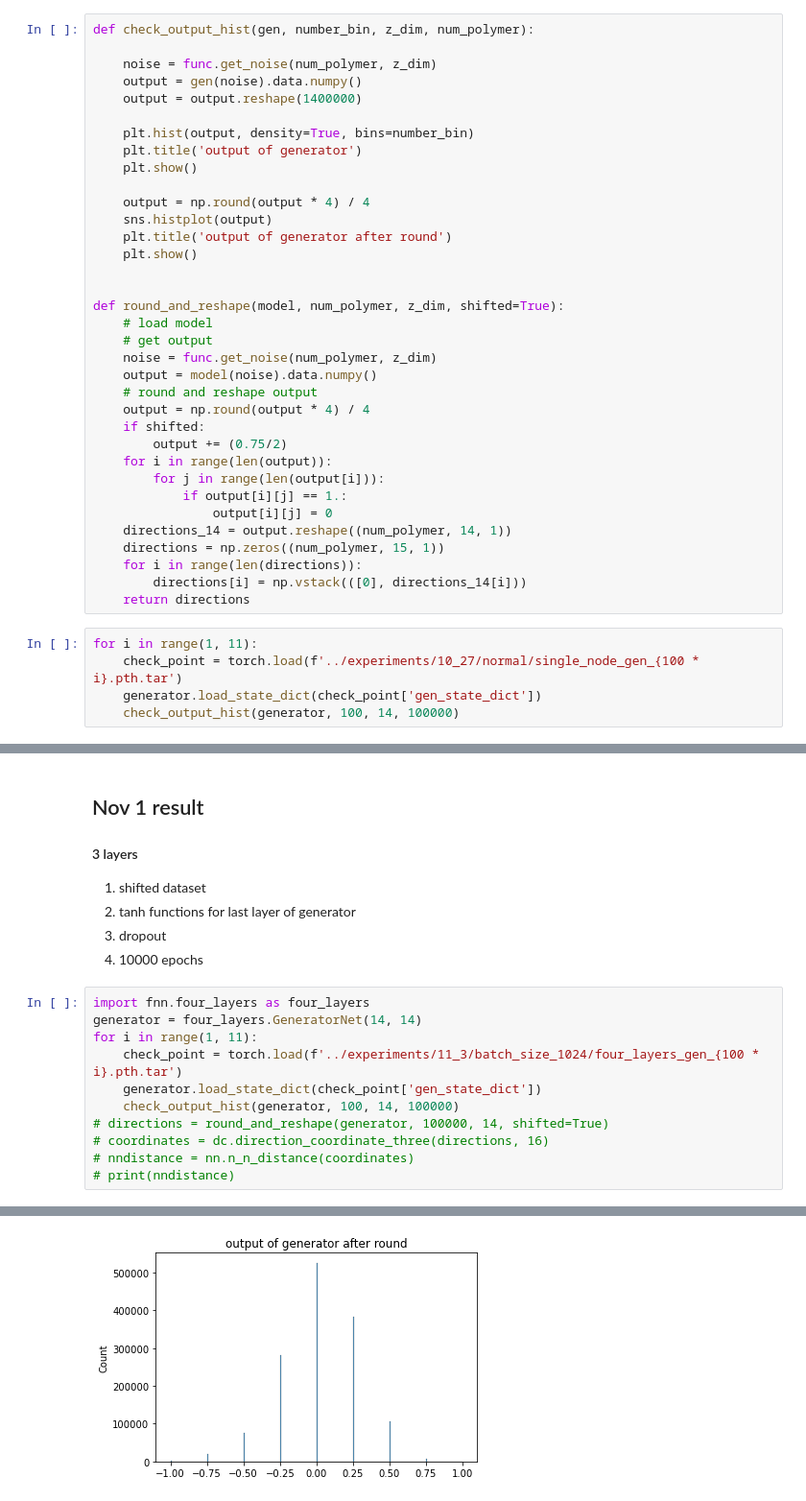
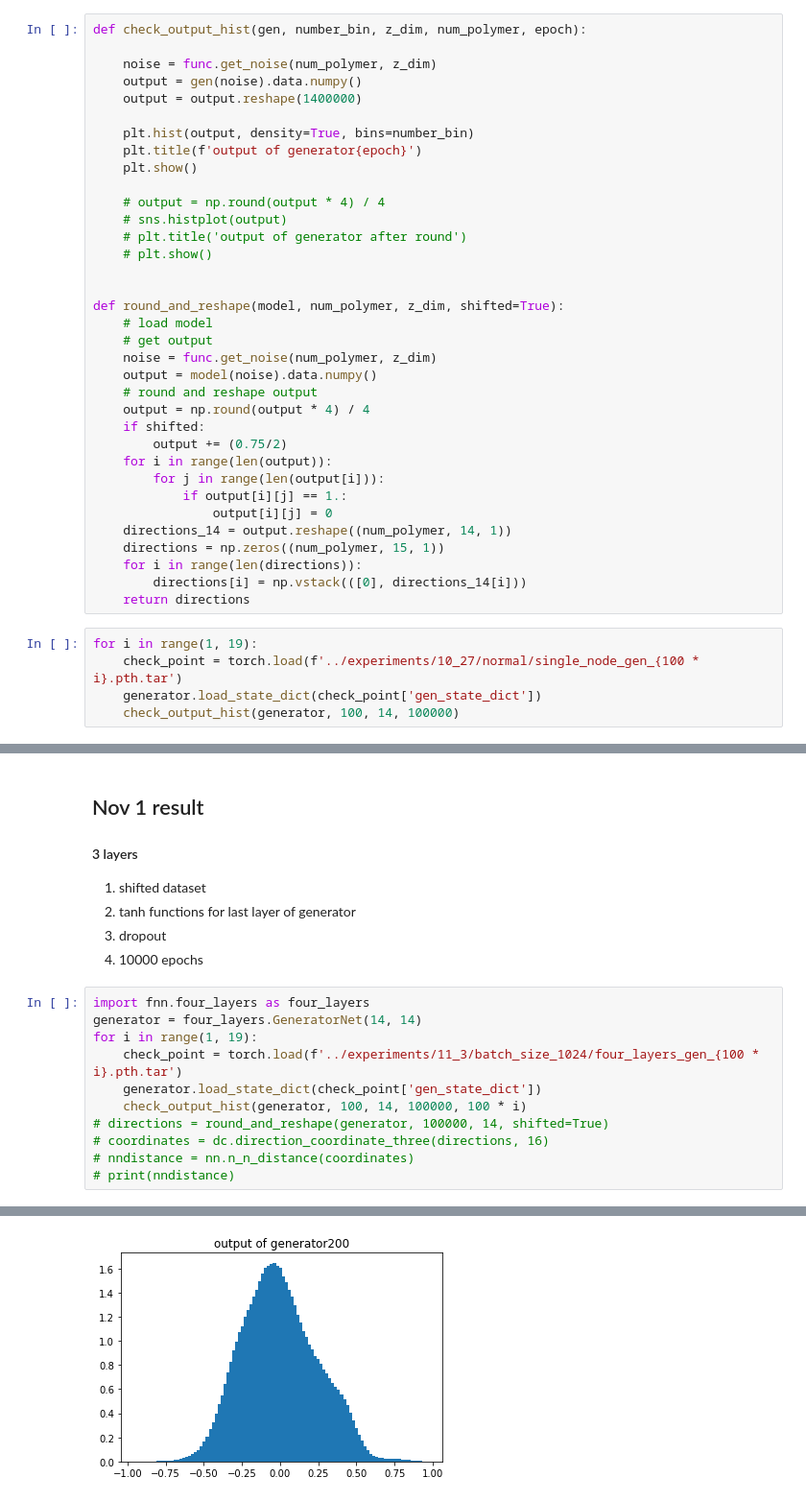
Before and after one commit to DengNaichen/gansForPolymer, a Jupyter notebook: Naicheng/res/log.ipynb, the cells around one changed output, grey strips where cells are left out. Shown: that part at 96% size. Drawn from its saved outputs; the diff is of its cells as text.

```diff
--- a/Naicheng/res/log.ipynb
+++ b/Naicheng/res/log.ipynb
@@ -19,20 +19,20 @@ import process_data.n_n_distance as nn
 import fnn.single_node as single_node
 generator = single_node.GeneratorNet(14, 14)
 # %%
-def check_output_hist(gen, number_bin, z_dim, num_polymer):
+def check_output_hist(gen, number_bin, z_dim, num_polymer, epoch):
 
     noise = func.get_noise(num_polymer, z_dim)
     output = gen(noise).data.numpy()
     output = output.reshape(1400000)
 
     plt.hist(output, density=True, bins=number_bin)
-    plt.title('output of generator')
+    plt.title(f'output of generator{epoch}')
     plt.show()
 
-    output = np.round(output * 4) / 4
-    sns.histplot(output)
-    plt.title('output of generator after round')
-    plt.show()
+    # output = np.round(output * 4) / 4
+    # sns.histplot(output)
+    # plt.title('output of generator after round')
+    # plt.show()
 
 
 def round_and_reshape(model, num_polymer, z_dim, shifted=True):
@@ -54,7 +54,7 @@ def round_and_reshape(model, num_polymer, z_dim, shifted=True):
         directions[i] = np.vstack(([0], directions_14[i]))
     return directions
 # %%
-for i in range(1, 11):
+for i in range(1, 19):
     check_point = torch.load(f'../experiments/10_27/normal/single_node_gen_{100 * i}.pth.tar')
     generator.load_state_dict(check_point['gen_state_dict'])
     check_output_hist(generator, 100, 14, 100000)
@@ -120,10 +120,10 @@ nn.n_n_distance(coordinates)
 # %%
 import fnn.four_layers as four_layers
 generator = four_layers.GeneratorNet(14, 14)
-for i in range(1, 11):
+for i in range(1, 19):
     check_point = torch.load(f'../experiments/11_3/batch_size_1024/four_layers_gen_{100 * i}.pth.tar')
     generator.load_state_dict(check_point['gen_state_dict'])
-    check_output_hist(generator, 100, 14, 100000)
+    check_output_hist(generator, 100, 14, 100000, 100 * i)
 # directions = round_and_reshape(generator, 100000, 14, shifted=True)
 # coordinates = dc.direction_coordinate_three(directions, 16)
 # nndistance = nn.n_n_distance(coordinates)
@@ -133 +133 @@ for i in range(1, 11):
-[figure, old version]
+[figure, new version]
```
Also changed, not shown: parts of 1 cell of this notebook, 2 other files.
